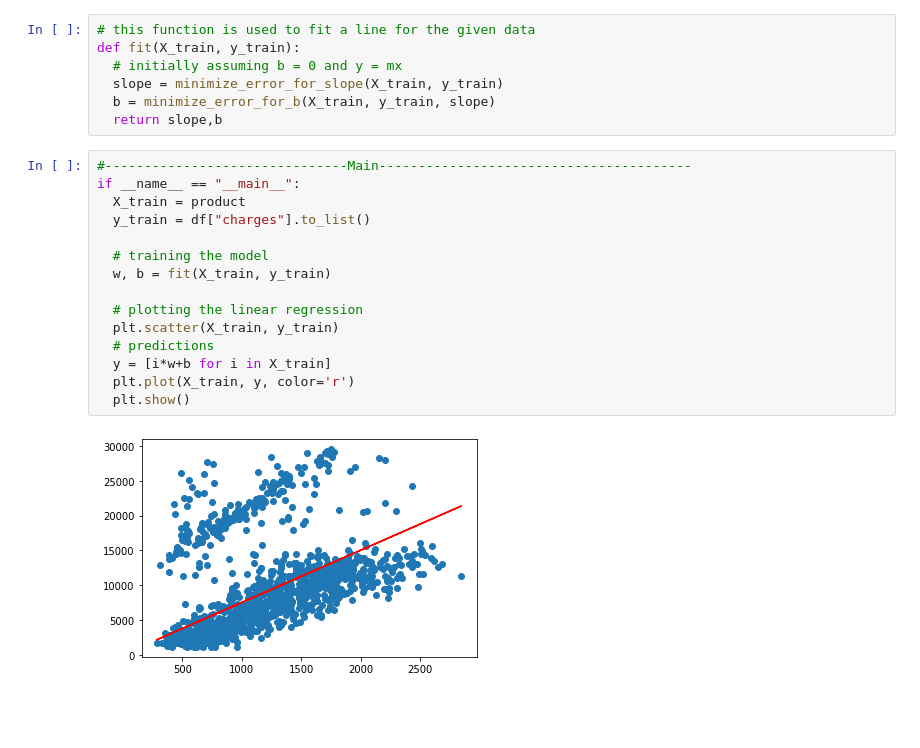
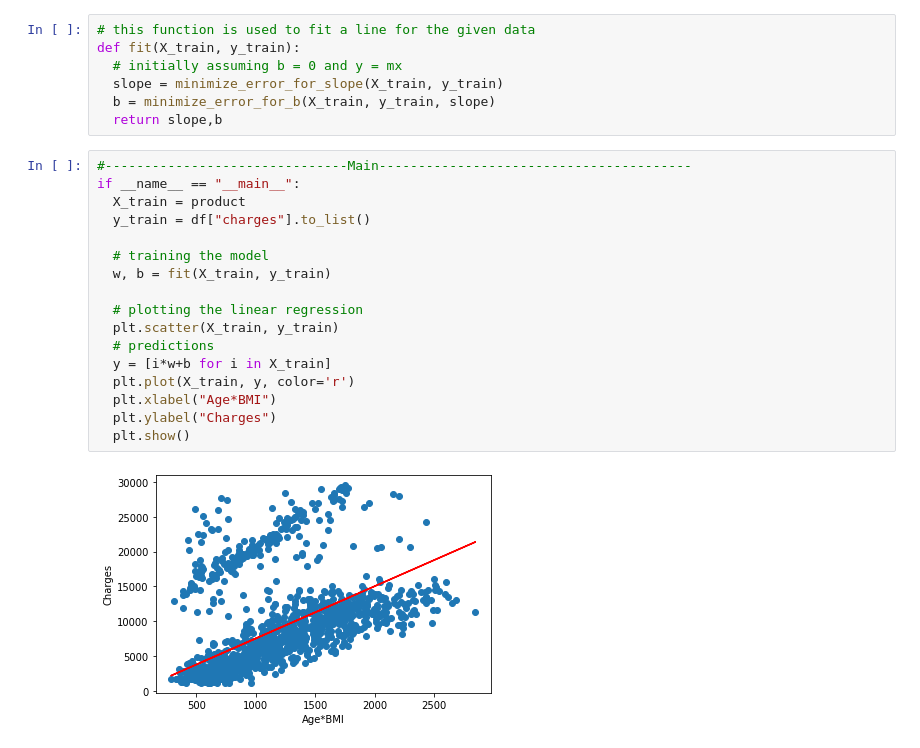
Before and after one commit to hitesh-n/ML_A2, a Jupyter notebook: Linear_regression_(FSM).ipynb, the cells around one changed output. Drawn from its saved outputs; the diff is of its cells as text; blank space fills up the shorter version.

```diff
--- a/Linear_regression_(FSM).ipynb
+++ b/Linear_regression_(FSM).ipynb
@@ -88,17 +88,19 @@ def fit(X_train, y_train):
 # %%
 #-------------------------------Main----------------------------------------
 if __name__ == "__main__":
   X_train = product
   y_train = df["charges"].to_list()
 
   # training the model
   w, b = fit(X_train, y_train)
 
   # plotting the linear regression
   plt.scatter(X_train, y_train)
   # predictions
   y = [i*w+b for i in X_train]
   plt.plot(X_train, y, color='r')
+  plt.xlabel("Age*BMI")
+  plt.ylabel("Charges")
   plt.show()
 # %% [output]
-[figure, old version]
+[figure, new version]
```
